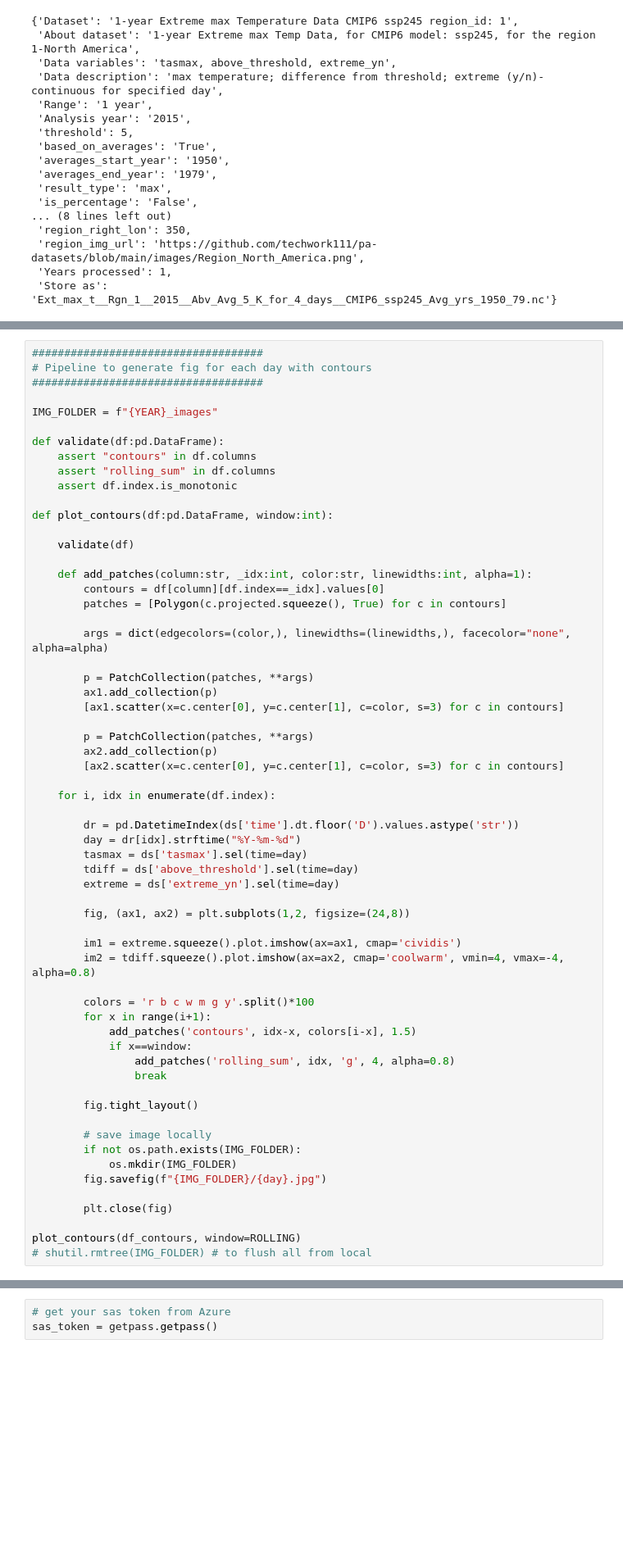
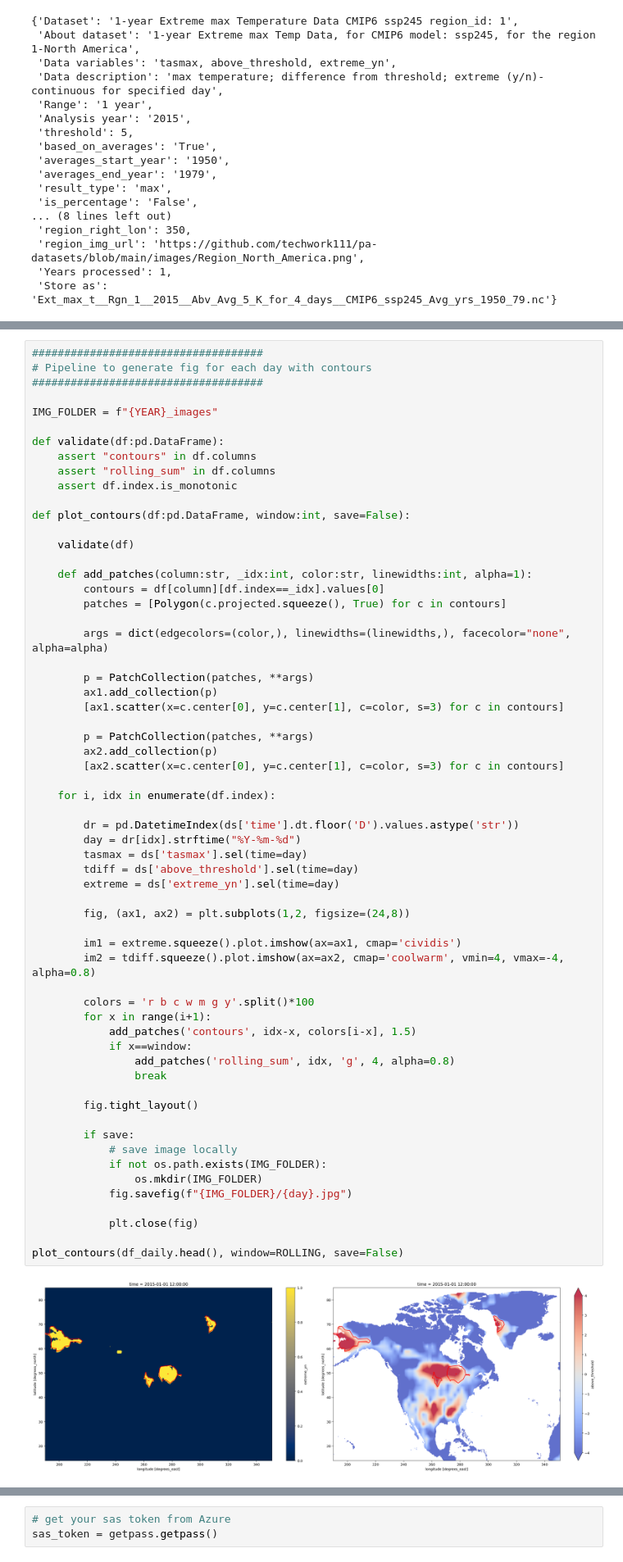
Before and after one commit to KorayKinik/heat-extremes-CMIP6, a Jupyter notebook: koray/bounding_contours.ipynb, the cells around one changed output, grey strips where cells are left out. Shown at 82% size. Saved outputs shown, nothing was run; the diff lists cells and outputs as text; blank space fills up the shorter version.

```diff
--- a/koray/bounding_contours.ipynb
+++ b/koray/bounding_contours.ipynb
@@ -355,7 +375,7 @@ def validate(df:pd.DataFrame):
     assert "rolling_sum" in df.columns
     assert df.index.is_monotonic
 
-def plot_contours(df:pd.DataFrame, window:int):
+def plot_contours(df:pd.DataFrame, window:int, save=False):
 
     validate(df)
 
@@ -370,37 +390,39 @@ def plot_contours(df:pd.DataFrame, window:int):
         [ax1.scatter(x=c.center[0], y=c.center[1], c=color, s=3) for c in contours]
 
         p = PatchCollection(patches, **args)
         ax2.add_collection(p)
         [ax2.scatter(x=c.center[0], y=c.center[1], c=color, s=3) for c in contours]
 
     for i, idx in enumerate(df.index):
 
         dr = pd.DatetimeIndex(ds['time'].dt.floor('D').values.astype('str'))
         day = dr[idx].strftime("%Y-%m-%d")
         tasmax = ds['tasmax'].sel(time=day)
         tdiff = ds['above_threshold'].sel(time=day)
         extreme = ds['extreme_yn'].sel(time=day)
 
         fig, (ax1, ax2) = plt.subplots(1,2, figsize=(24,8))
 
         im1 = extreme.squeeze().plot.imshow(ax=ax1, cmap='cividis')
         im2 = tdiff.squeeze().plot.imshow(ax=ax2, cmap='coolwarm', vmin=4, vmax=-4, alpha=0.8)
 
         colors = 'r b c w m g y'.split()*100
         for x in range(i+1):
             add_patches('contours', idx-x, colors[i-x], 1.5)
             if x==window:
                 add_patches('rolling_sum', idx, 'g', 4, alpha=0.8)
                 break
 
         fig.tight_layout()
 
-        # save image locally
-        if not os.path.exists(IMG_FOLDER):
-            os.mkdir(IMG_FOLDER)
-        fig.savefig(f"{IMG_FOLDER}/{day}.jpg")
+        if save:
+            # save image locally
+            if not os.path.exists(IMG_FOLDER):
+                os.mkdir(IMG_FOLDER)
+            fig.savefig(f"{IMG_FOLDER}/{day}.jpg")
 
-        plt.close(fig)
+            plt.close(fig)
 
-plot_contours(df_contours, window=ROLLING)
-# shutil.rmtree(IMG_FOLDER) # to flush all from local
+plot_contours(df_daily.head(), window=ROLLING, save=False)
+# %% [output]
+[figure, added]
```
Also changed, not shown: parts of 9 cells of this notebook.
